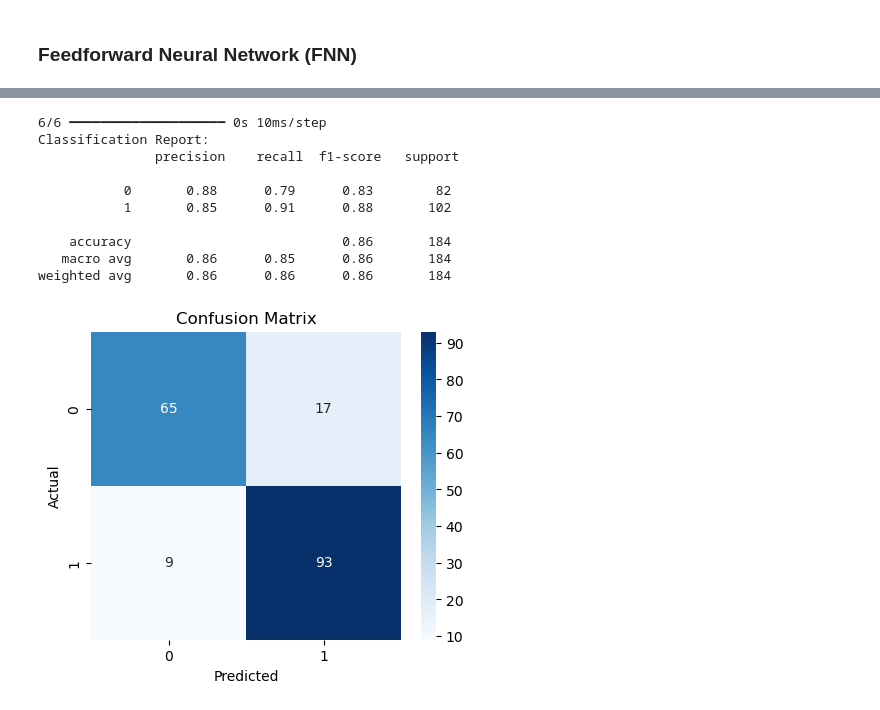
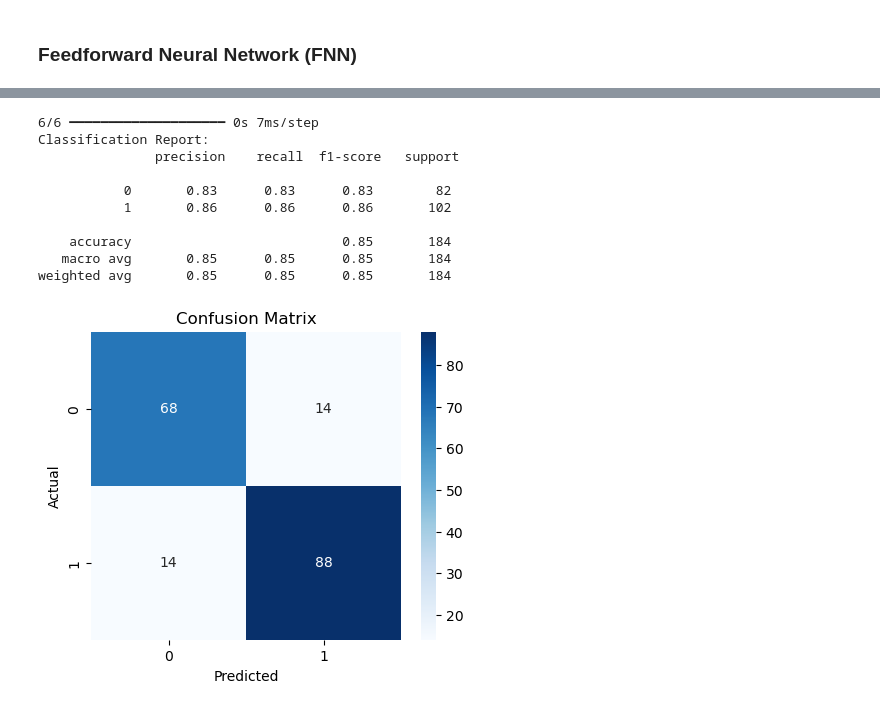
Before and after one commit to Rawan-M-Said/ML-Lab-1, a Jupyter notebook: lab_1.ipynb, the cells around one changed output, grey strips where cells are left out. Drawn from its saved outputs; the diff is of its cells as text; code cells hidden in the pictures.

```diff
--- a/lab_1.ipynb
+++ b/lab_1.ipynb
@@ -411,24 +411,24 @@ Test Accuracy: 0.8587
 # %%
 fnn_y_test_pred = (model.predict(x_test_scaled) > 0.5).astype(int) # Convert probabilities to binary predictions
-print("Classification Report:\n", classification_report(y_test, y_test_pred))
+print("Classification Report:\n", classification_report(y_test, fnn_y_test_pred))
 # %% [output]
-6/6 ━━━━━━━━━━━━━━━━━━━━ 0s 10ms/step
+6/6 ━━━━━━━━━━━━━━━━━━━━ 0s 7ms/step
 Classification Report:
                precision    recall  f1-score   support
 
-           0       0.88      0.79      0.83        82
-           1       0.85      0.91      0.88       102
+           0       0.83      0.83      0.83        82
+           1       0.86      0.86      0.86       102
 
-    accuracy                           0.86       184
-   macro avg       0.86      0.85      0.86       184
-weighted avg       0.86      0.86      0.86       184
+    accuracy                           0.85       184
+   macro avg       0.85      0.85      0.85       184
+weighted avg       0.85      0.85      0.85       184
 # %%
-cm = confusion_matrix(y_test, y_test_pred)
+cm = confusion_matrix(y_test, fnn_y_test_pred)
 plt.figure(figsize=(5, 4))
 sns.heatmap(cm, annot=True, fmt='d', cmap='Blues')
 plt.xlabel("Predicted")
 plt.ylabel("Actual")
 plt.title("Confusion Matrix")
 plt.show()
 # %% [output]
-[figure, old version]
+[figure, new version]
```
Also changed, not shown: parts of 1 cell of this notebook.
